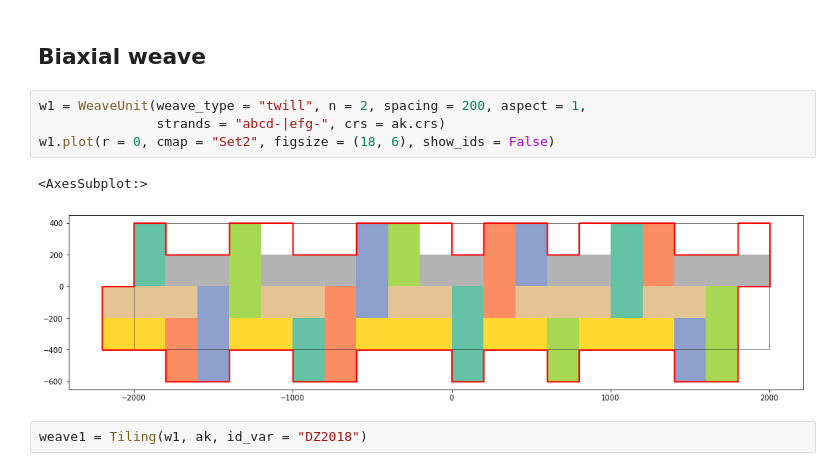
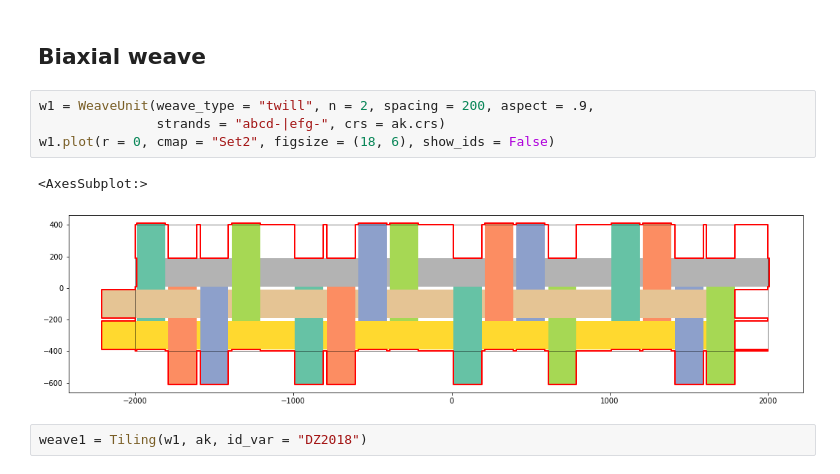
Before and after one commit to DOSull/weaving-space, a Jupyter notebook: weavingspace/test-weave-map.ipynb, the cells around one changed output. Saved outputs shown, nothing was run; the diff lists cells and outputs as text.

```diff
--- a/weavingspace/test-weave-map.ipynb
+++ b/weavingspace/test-weave-map.ipynb
@@ -12,12 +12,12 @@ ak = gpd.read_file("../data/imd-auckland-2018.gpkg")
 # %% [markdown]
 ## Biaxial weave
 # %%
-w1 = WeaveUnit(weave_type = "twill", n = 2, spacing = 200, aspect = 1,
+w1 = WeaveUnit(weave_type = "twill", n = 2, spacing = 200, aspect = .9,
                strands = "abcd-|efg-", crs = ak.crs)
 w1.plot(r = 0, cmap = "Set2", figsize = (18, 6), show_ids = False)
 # %% [output]
 <AxesSubplot:>
-[figure, old version]
+[figure, new version]
 # %%
 weave1 = Tiling(w1, ak, id_var = "DZ2018")
 # %%
```
Also changed, not shown: parts of 1 cell of this notebook.
